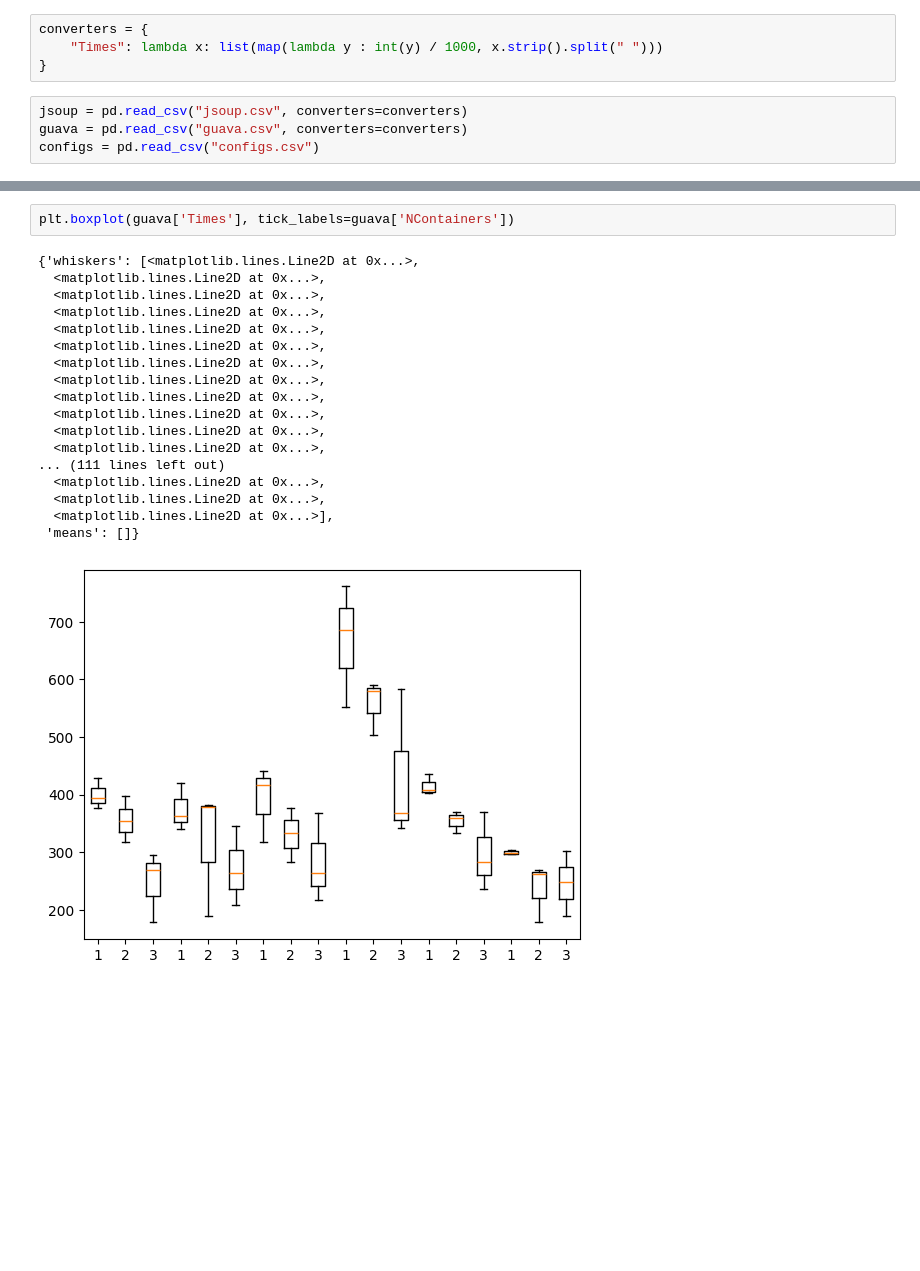
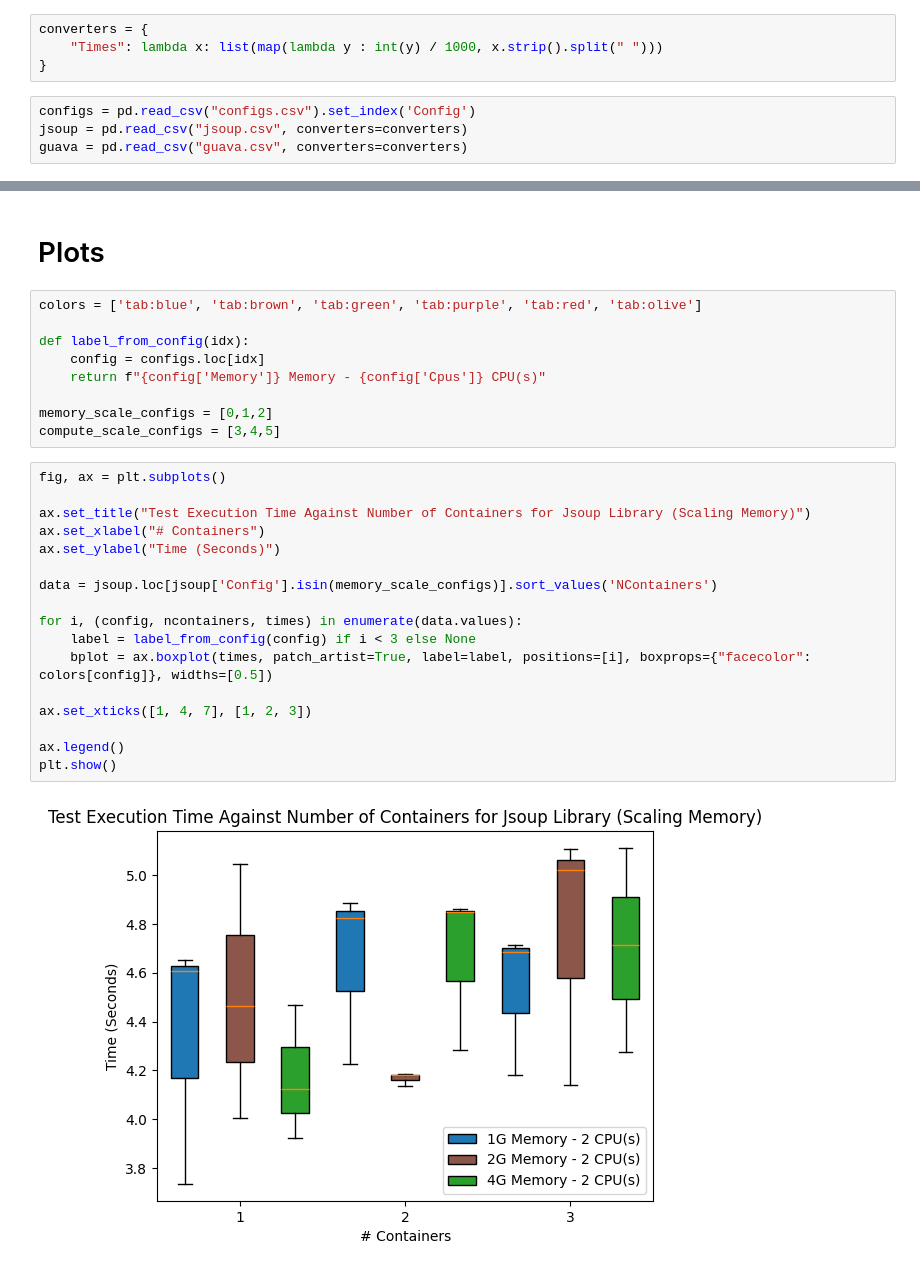
Before and after one commit to mrudinipatel/CIS-4150-Research-Project, a Jupyter notebook: results/analysis.ipynb, the cells around one changed output, grey strips where cells are left out. Drawn from its saved outputs; the diff is of its cells as text; blank space fills up the shorter version.

```diff
--- a/results/analysis.ipynb
+++ b/results/analysis.ipynb
@@ -9,6 +9,6 @@ converters = {
     "Times": lambda x: list(map(lambda y : int(y) / 1000, x.strip().split(" ")))
 }
 # %%
+configs = pd.read_csv("configs.csv").set_index('Config')
 jsoup = pd.read_csv("jsoup.csv", converters=converters)
 guava = pd.read_csv("guava.csv", converters=converters)
-configs = pd.read_csv("configs.csv")
@@ -36,21 +15,30 @@ plt.boxplot(jsoup['Times'], tick_labels=jsoup['NContainers'])
-# %%
-plt.boxplot(guava['Times'], tick_labels=guava['NContainers'])
-# %% [output]
-{'whiskers': [<matplotlib.lines.Line2D at 0x...>,
-  <matplotlib.lines.Line2D at 0x...>,
-  <matplotlib.lines.Line2D at 0x...>,
-  <matplotlib.lines.Line2D at 0x...>,
-  <matplotlib.lines.Line2D at 0x...>,
-  <matplotlib.lines.Line2D at 0x...>,
-  <matplotlib.lines.Line2D at 0x...>,
-  <matplotlib.lines.Line2D at 0x...>,
-  <matplotlib.lines.Line2D at 0x...>,
-  <matplotlib.lines.Line2D at 0x...>,
-  <matplotlib.lines.Line2D at 0x...>,
-  <matplotlib.lines.Line2D at 0x...>,
-... (111 lines left out)
-  <matplotlib.lines.Line2D at 0x...>,
-  <matplotlib.lines.Line2D at 0x...>,
-  <matplotlib.lines.Line2D at 0x...>],
- 'means': []}
-[figure, removed]
+# %% [markdown]
+# Plots
+# %%
+colors = ['tab:blue', 'tab:brown', 'tab:green', 'tab:purple', 'tab:red', 'tab:olive']
+
+def label_from_config(idx):
+    config = configs.loc[idx]
+    return f"{config['Memory']} Memory - {config['Cpus']} CPU(s)"
+
+memory_scale_configs = [0,1,2]
+compute_scale_configs = [3,4,5]
+# %%
+fig, ax = plt.subplots()
+
+ax.set_title("Test Execution Time Against Number of Containers for Jsoup Library (Scaling Memory)")
+ax.set_xlabel("# Containers")
+ax.set_ylabel("Time (Seconds)")
+
+data = jsoup.loc[jsoup['Config'].isin(memory_scale_configs)].sort_values('NContainers')
+
+for i, (config, ncontainers, times) in enumerate(data.values):
+    label = label_from_config(config) if i < 3 else None
+    bplot = ax.boxplot(times, patch_artist=True, label=label, positions=[i], boxprops={"facecolor": colors[config]}, widths=[0.5])
+
+ax.set_xticks([1, 4, 7], [1, 2, 3])
+
+ax.legend()
+plt.show()
+# %% [output]
+[figure, added]
```
Also changed, not shown: parts of 21 cells of this notebook.
